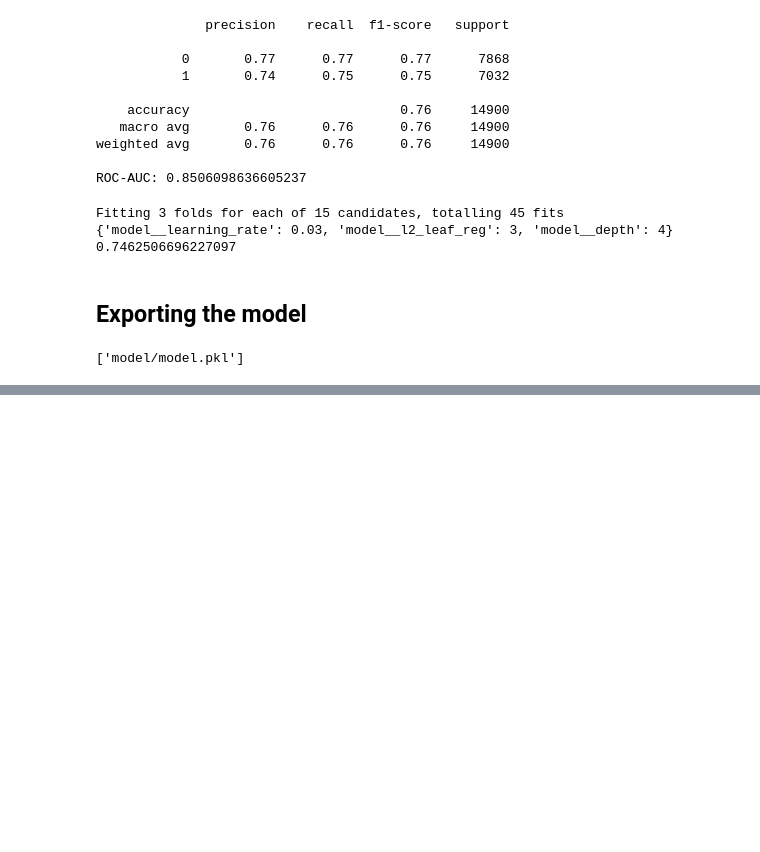
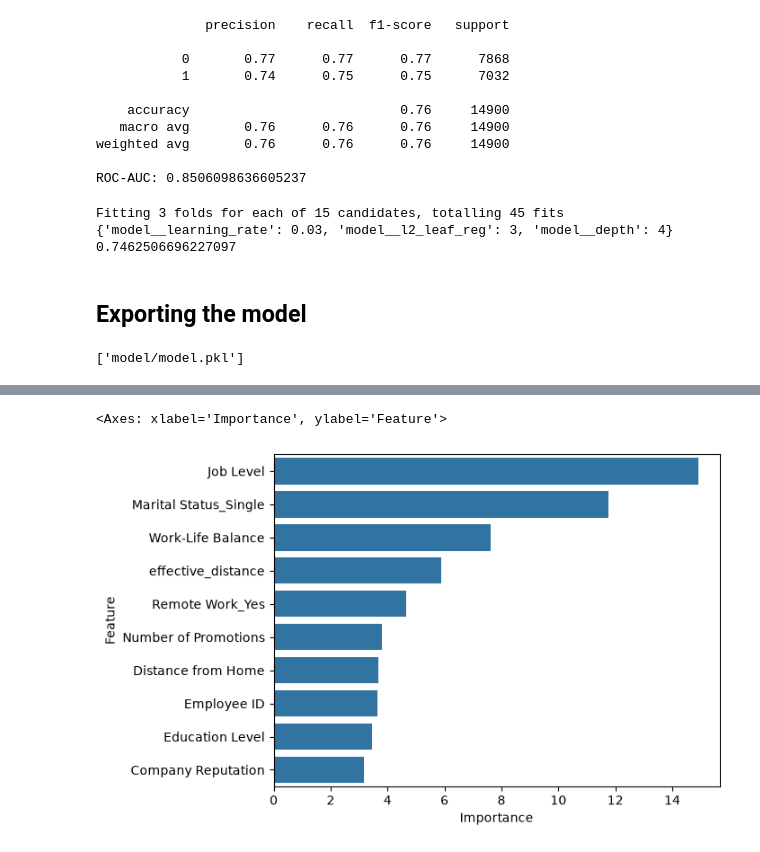
Before and after one commit to KrrishAg/Employee-Churn-Prediction, a Jupyter notebook: notebook.ipynb, the cells around one changed output, grey strips where cells are left out. Saved outputs shown, nothing was run; the diff lists cells and outputs as text; code cells hidden in the pictures; blank space fills up the shorter version.

Commit message:
Feature Importnace

```diff
--- a/notebook.ipynb
+++ b/notebook.ipynb
@@ -716,0 +719,12 @@ joblib.dump(pipeline, "model/model.pkl")
+# %%
+import pandas as pd
+
+importance_df = pd.DataFrame({
+    "Feature": pipeline[1].get_feature_names_out(),
+    "Importance": pipeline[-1].feature_importances_
+}).sort_values(
+    "Importance",
+    ascending=False
+)
+
+print(importance_df.head(15))
@@ -716,0 +748,9 @@ joblib.dump(pipeline, "model/model.pkl")
+# %%
+sns.barplot(
+    data=importance_df.head(10),
+    x="Importance",
+    y="Feature"
+)
+# %% [output]
+<Axes: xlabel='Importance', ylabel='Feature'>
+[figure, added]
```
Also changed, not shown: parts of 2 cells of this notebook.
